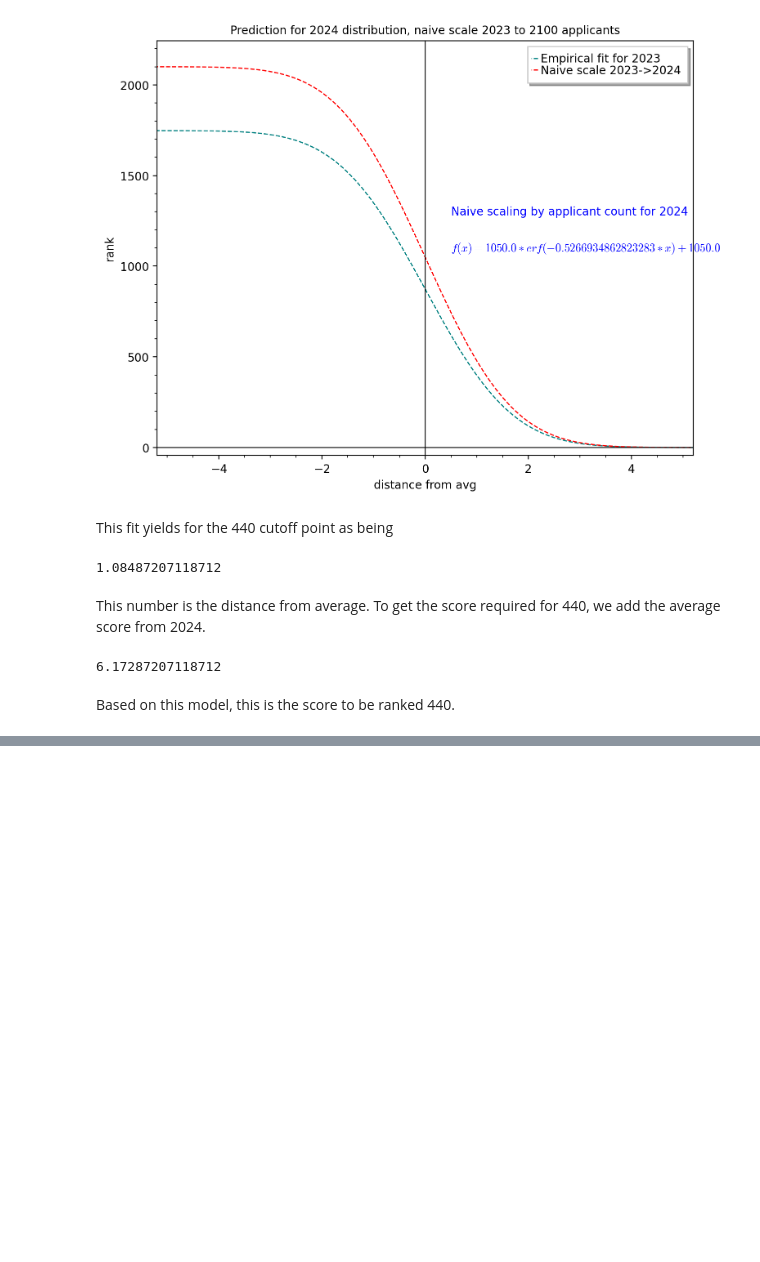
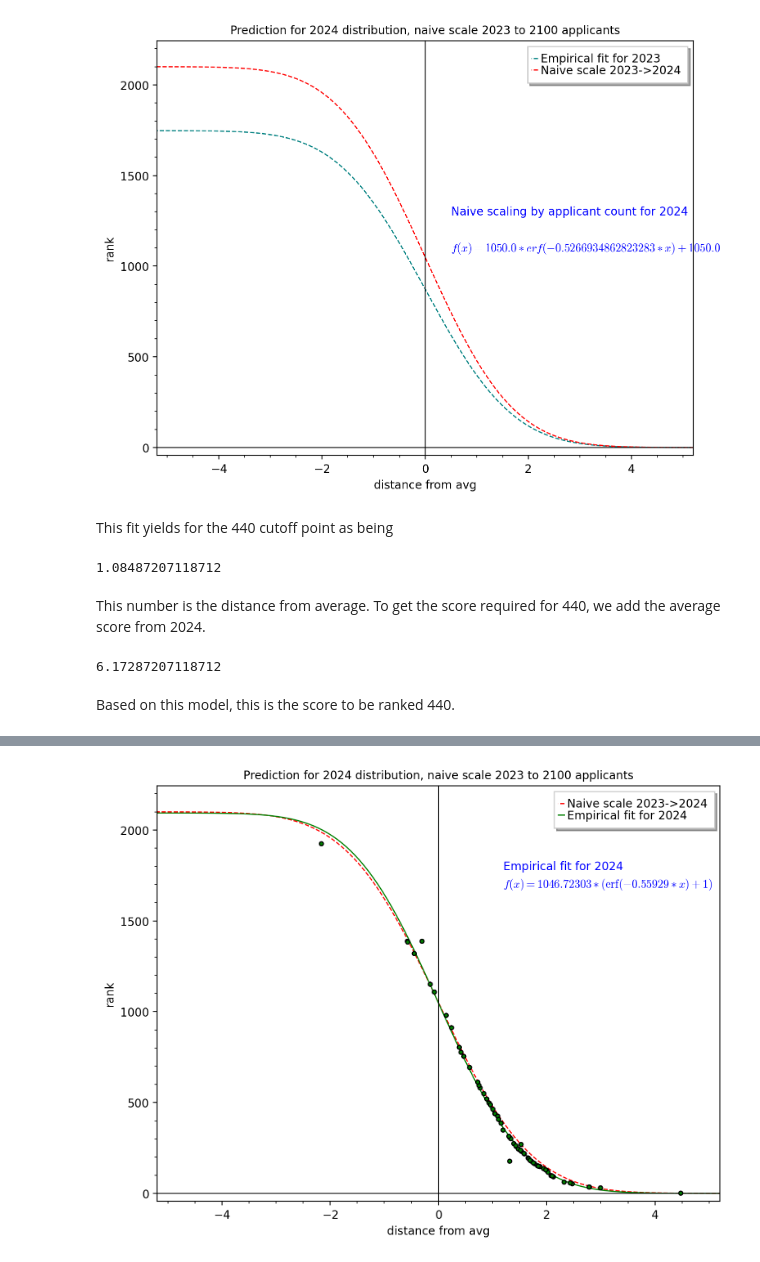
Before and after one commit to erentar/tud-aero-selection-rankings, a Jupyter notebook: report.ipynb, the cells around one changed output, grey strips where cells are left out. Cells and saved outputs as stored; diff of their text form; code cells hidden in the pictures; blank space fills up the shorter version.

```diff
--- a/report.ipynb
+++ b/report.ipynb
@@ -583,0 +593,53 @@ Based on this model, this is the score to be ranked 440.
+# %%
+sheet2024 = pd.read_excel(
+    "data2024.ods",
+    sheet_name="Form Yanıtları 1",
+    header=int(0),
+    usecols="C:E"
+)
+# %%
+sheet2024["weighted"] = sheet2024["aptitude (motivation) score"]*0.4 + sheet2024['performance (academic) score']*0.6
+# %%
+sheet2024["distance"] = sheet2024["weighted"] - 5.088
+# %%
+fit2024 = fit_to_year(sheet2024[["distance","ranking"]].values)
+# %%
+fit2023 = fit_to_year(year(2023))
+current_data = year(2023)
+combined = \
+    plot(
+        naive2024,
+        (x,-10,10),
+        linestyle="--",
+        color="red",
+        legend_label="Naive scale 2023->2024"
+    ) + \
+    plot(
+        model.subs(fit2024)(x),
+        (x,-15,15),
+        linestyle="-",
+        color="green",
+        legend_label="Empirical fit for 2024",
+        axes_labels=["distance from avg","rank"]
+    ) + \
+    scatter_plot(sheet2024[["distance","ranking"]].values,marker=".",facecolor="green") + \
+    text(
+        "Empirical fit for 2024",
+        (1.2,1800),
+        horizontal_alignment="left"
+    ) + \
+    text(
+        f"$f(x)={print_model(fit2024)}$",
+        (1.2,1700),
+        horizontal_alignment="left"
+    )
+combined.set_axes_range(xmin=-5, xmax=5,ymin=0,ymax=2200)
+combined.show(
+    title=f"Prediction for 2024 distribution, naive scale 2023 to 2100 applicants",
+    frame=True,
+    dpi=200,
+    figsize=8,
+    axes_labels_size=1
+)
+# %% [output]
+[figure, added]
```
Also changed, not shown: parts of 12 cells of this notebook, 2 other files.
